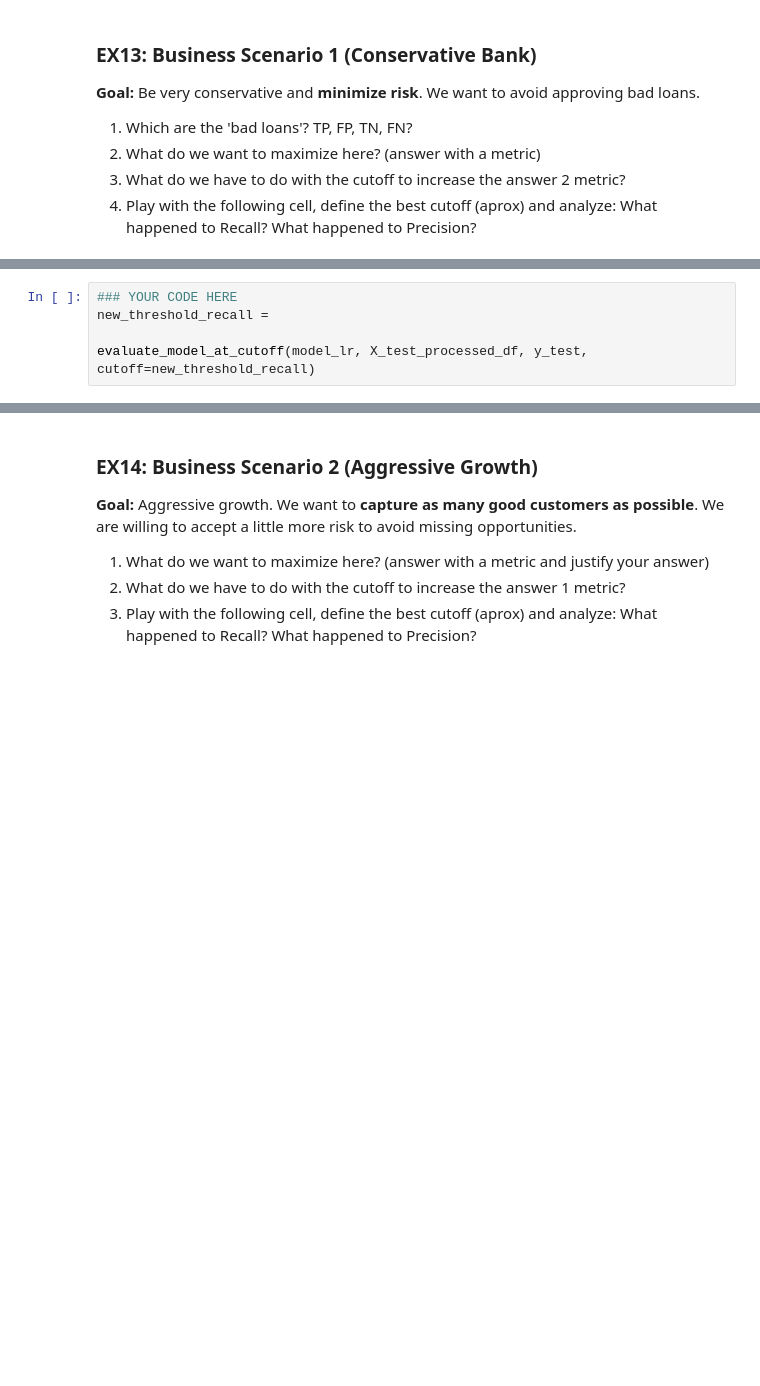
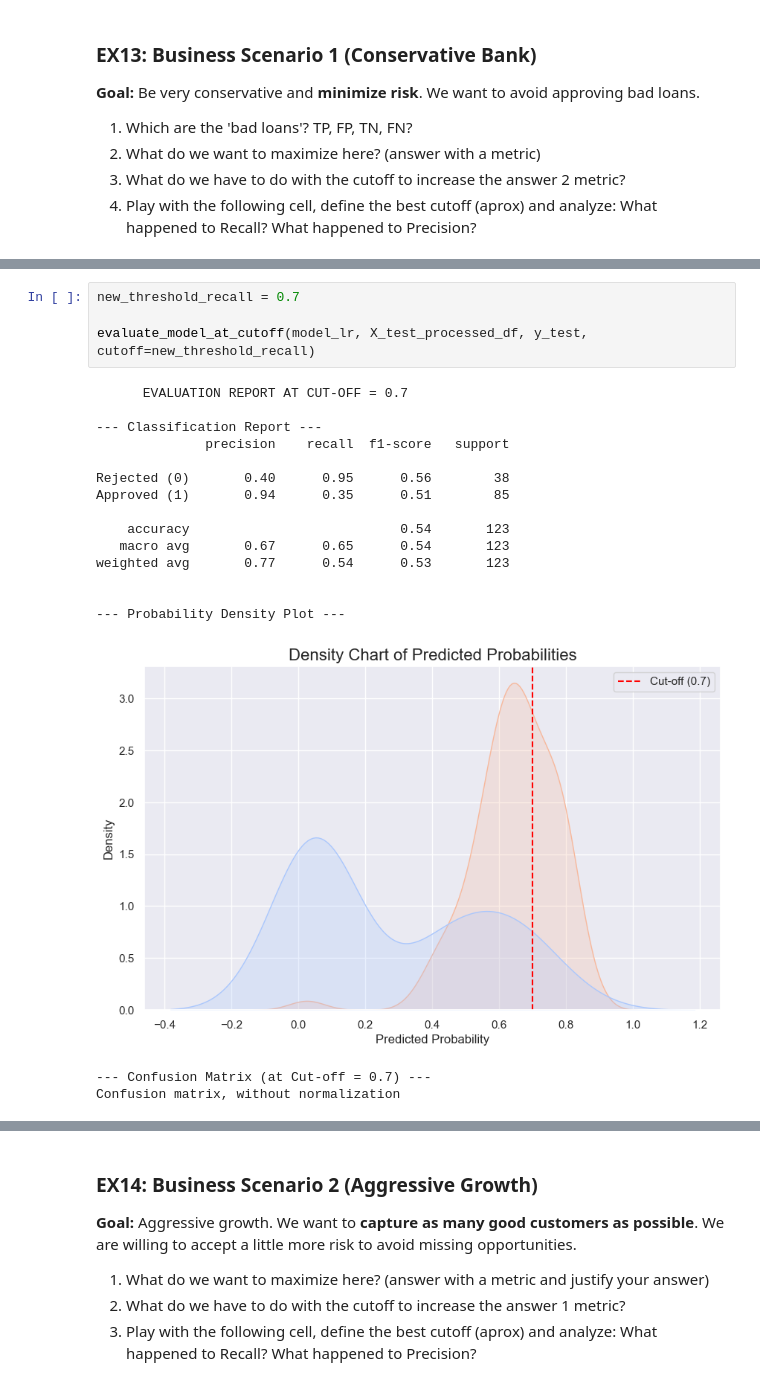
Before and after one commit to cintacarotg/Visual-Analytics-Data-Web-App, a Jupyter notebook: Data/lab5_loan_prediction_student.ipynb, the cells around one changed output, grey strips where cells are left out. Cells and saved outputs as stored; diff of their text form; blank space fills up the shorter version.

```diff
--- a/Data/lab5_loan_prediction_student.ipynb
+++ b/Data/lab5_loan_prediction_student.ipynb
@@ -703,5 +757,22 @@ display(coefficients)
 # %%
-### YOUR CODE HERE
-new_threshold_recall =
+new_threshold_recall = 0.7
 
 evaluate_model_at_cutoff(model_lr, X_test_processed_df, y_test, cutoff=new_threshold_recall)
+# %% [output]
+      EVALUATION REPORT AT CUT-OFF = 0.7
+
+--- Classification Report ---
+              precision    recall  f1-score   support
+
+Rejected (0)       0.40      0.95      0.56        38
+Approved (1)       0.94      0.35      0.51        85
+
+    accuracy                           0.54       123
+   macro avg       0.67      0.65      0.54       123
+weighted avg       0.77      0.54      0.53       123
+
+
+--- Probability Density Plot ---
+[figure, added]
+--- Confusion Matrix (at Cut-off = 0.7) ---
+Confusion matrix, without normalization
```
Also changed, not shown: parts of 19 cells of this notebook.
